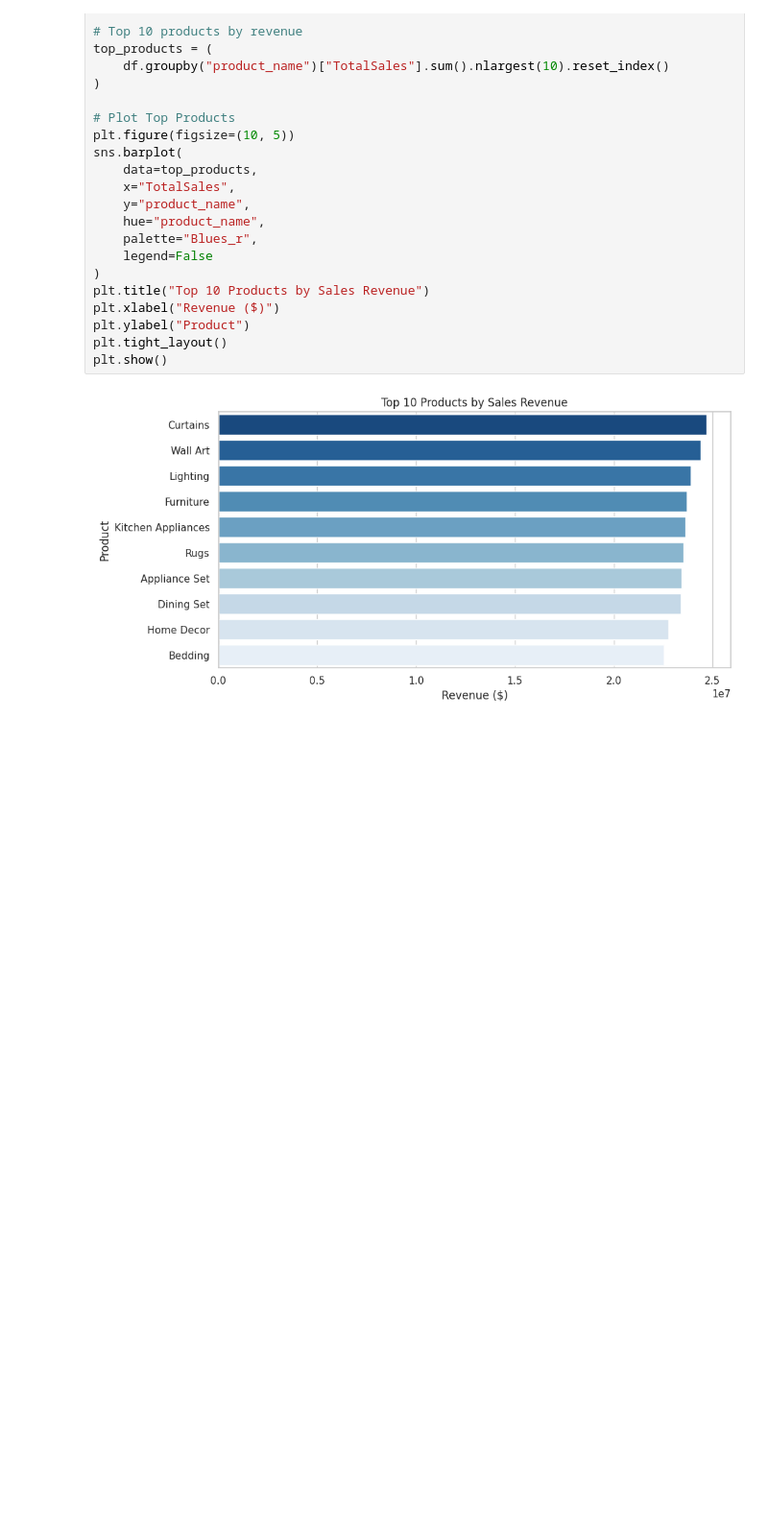
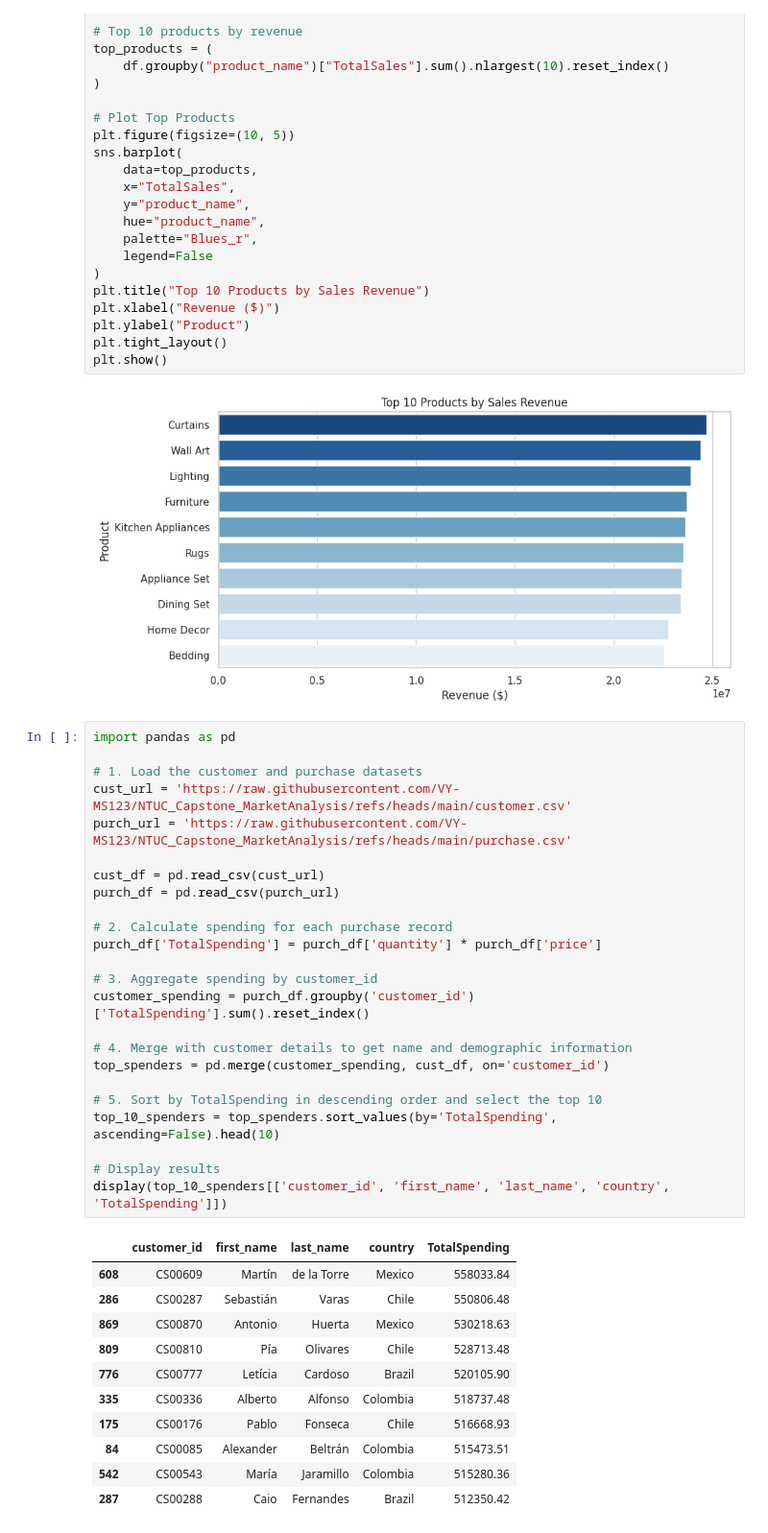
Before and after one commit to VY-MS123/NTUC_Capstone_MarketAnalysis, a Jupyter notebook: Capstone_Market.ipynb, the cells around one changed output. Shown at 96% size. Drawn from its saved outputs; the diff is of its cells as text; blank space fills up the shorter version.

```diff
--- a/Capstone_Market.ipynb
+++ b/Capstone_Market.ipynb
@@ -169,3 +168,39 @@ plt.tight_layout()
 plt.show()
 # %% [output]
 [figure]
+# %%
+import pandas as pd
+
+# 1. Load the customer and purchase datasets
+cust_url = 'https://raw.githubusercontent.com/VY-MS123/NTUC_Capstone_MarketAnalysis/refs/heads/main/customer.csv'
+purch_url = 'https://raw.githubusercontent.com/VY-MS123/NTUC_Capstone_MarketAnalysis/refs/heads/main/purchase.csv'
+
+cust_df = pd.read_csv(cust_url)
+purch_df = pd.read_csv(purch_url)
+
+# 2. Calculate spending for each purchase record
+purch_df['TotalSpending'] = purch_df['quantity'] * purch_df['price']
+
+# 3. Aggregate spending by customer_id
+customer_spending = purch_df.groupby('customer_id')['TotalSpending'].sum().reset_index()
+
+# 4. Merge with customer details to get name and demographic information
+top_spenders = pd.merge(customer_spending, cust_df, on='customer_id')
+
+# 5. Sort by TotalSpending in descending order and select the top 10
+top_10_spenders = top_spenders.sort_values(by='TotalSpending', ascending=False).head(10)
+
+# Display results
+display(top_10_spenders[['customer_id', 'first_name', 'last_name', 'country', 'TotalSpending']])
+# %% [output]
+|  | customer_id | first_name | last_name | country | TotalSpending |
+| 608 | CS00609 | Martín | de la Torre | Mexico | 558033.84 |
+| 286 | CS00287 | Sebastián | Varas | Chile | 550806.48 |
+| 869 | CS00870 | Antonio | Huerta | Mexico | 530218.63 |
+| 809 | CS00810 | Pía | Olivares | Chile | 528713.48 |
+| 776 | CS00777 | Letícia | Cardoso | Brazil | 520105.90 |
+| 335 | CS00336 | Alberto | Alfonso | Colombia | 518737.48 |
+| 175 | CS00176 | Pablo | Fonseca | Chile | 516668.93 |
+| 84 | CS00085 | Alexander | Beltrán | Colombia | 515473.51 |
+| 542 | CS00543 | María | Jaramillo | Colombia | 515280.36 |
+| 287 | CS00288 | Caio | Fernandes | Brazil | 512350.42 |
```
Also changed, not shown: parts of 1 cell of this notebook.
